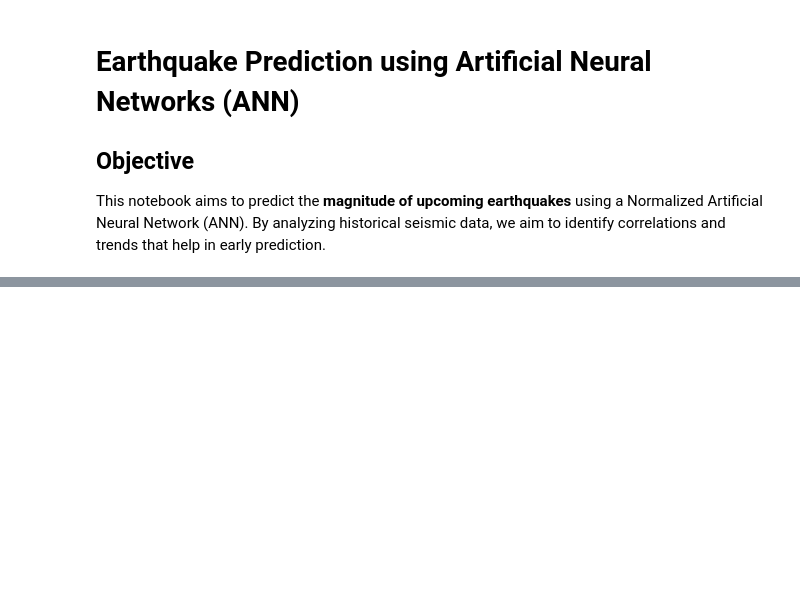
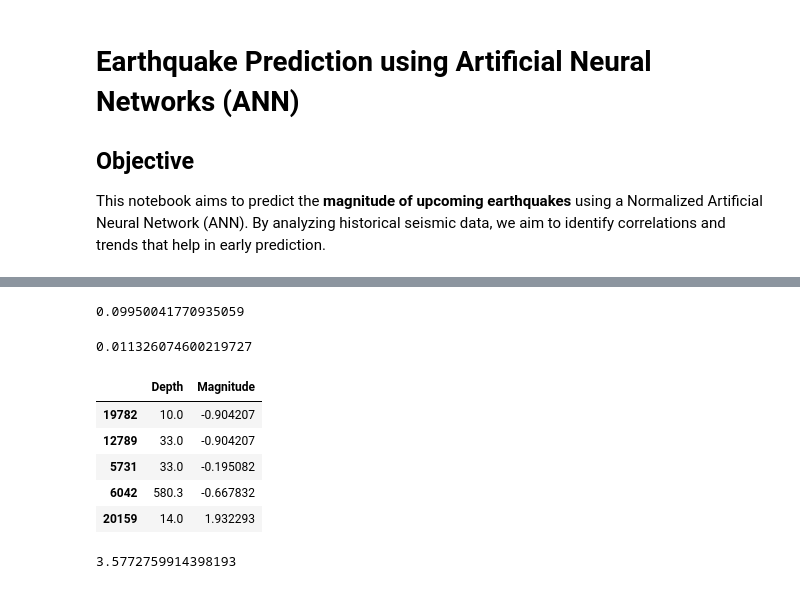
Before and after one commit to SG-73/Earthquake-Prediction, a Jupyter notebook: Earthquake detection.ipynb, the cells around one changed output, grey strips where cells are left out. Drawn from its saved outputs; the diff is of its cells as text; code cells hidden in the pictures; blank space fills up the shorter version.

```diff
--- a/Earthquake detection.ipynb
+++ b/Earthquake detection.ipynb
@@ -41,3 +118,6 @@ df1[col_to_scale]=scaler.fit_transform(df1[col_to_scale])
+# %%
+X1=df.drop(columns=['Depth','Magnitude'],axis=1)
+y1=df[['Depth','Magnitude']]
 # %%
 X1_train, X1_test, y1_train, y1_test = train_test_split(X1,y1,test_size=0.2,random_state=432)
 print(X1_train.shape, X1_test.shape, y1_train.shape, y1_test.shape)
@@ -121,7 +273,24 @@ import lightgbm as lgb
+# %%
+end_time-start_time
+# %% [output]
+0.09950041770935059
 # %%
 s=time.time()
 model_lightGb.score(X1_test,y1_test['Depth'])
 e=time.time()
+# %%
+e-s
+# %% [output]
+0.011326074600219727
+# %%
+y1_test.head()
+# %% [output]
+|  | Depth | Magnitude |
+| 19782 | 10.0 | -0.904207 |
+| 12789 | 33.0 | -0.904207 |
+| 5731 | 33.0 | -0.195082 |
+| 6042 | 580.3 | -0.667832 |
+| 20159 | 14.0 | 1.932293 |
 # %%
 from xgboost import XGBRegressor
 # %%
@@ -129,4 +298,8 @@ start_time=time.time()
 my_model = XGBRegressor(n_estimators=400,learning_rate=0.05)
 my_model.fit(X1_train,y1_train['Depth'])
 end_time=time.time()
+# %%
+end_time-start_time
+# %% [output]
+3.5772759914398193
 # %%
```
Also changed, not shown: parts of 48 cells of this notebook.
